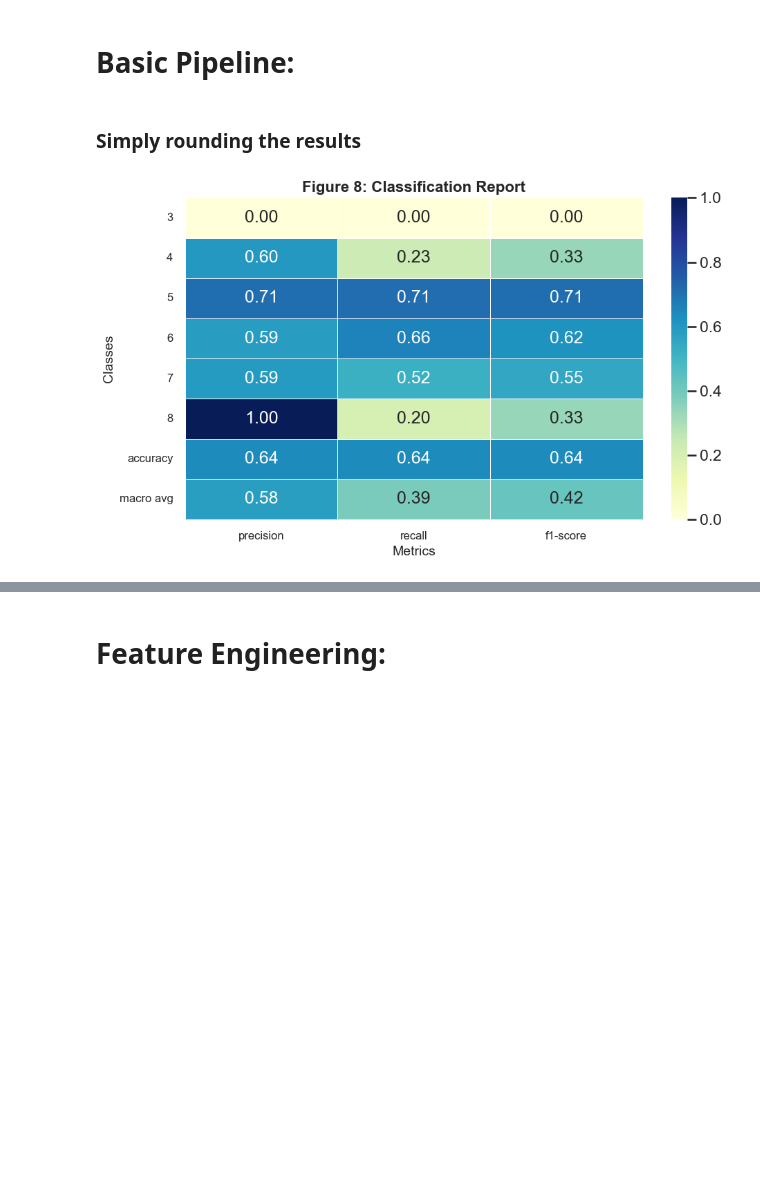
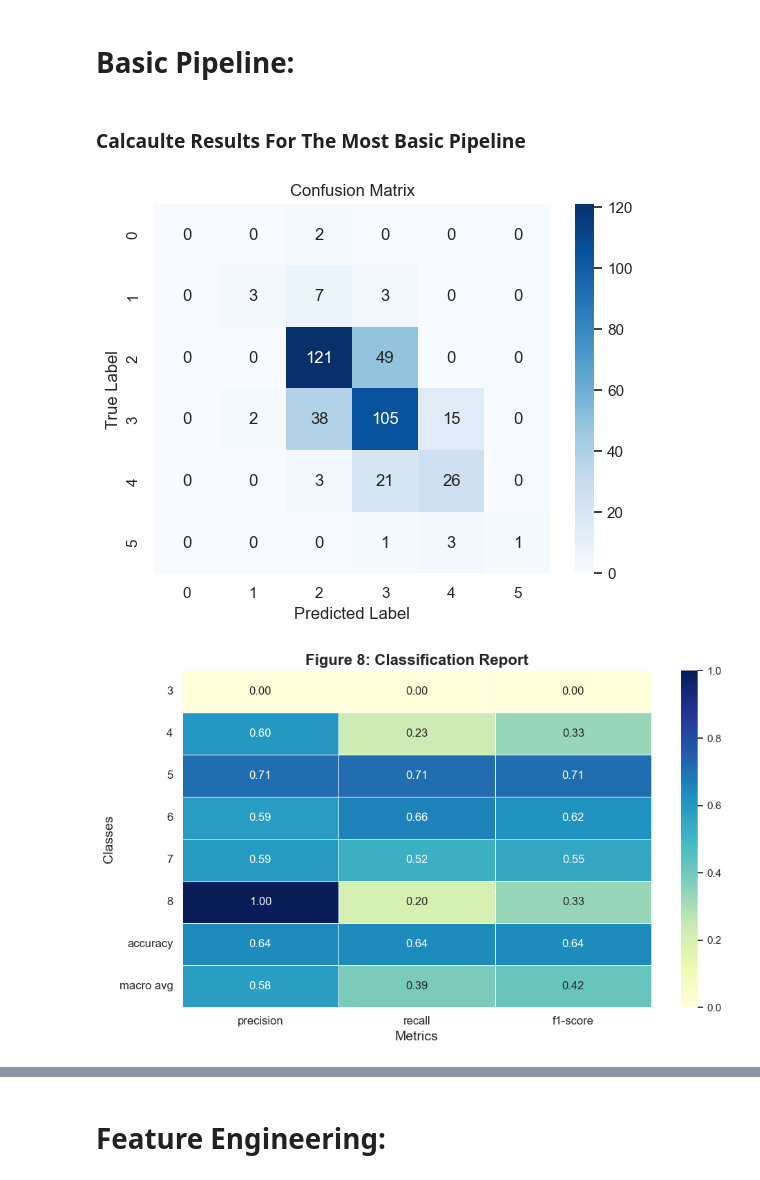
Before and after one commit to airbagdeer/tabular-ds-project, a Jupyter notebook: EX2.ipynb, the cells around one changed output, grey strips where cells are left out. Drawn from its saved outputs; the diff is of its cells as text; code cells hidden in the pictures; blank space fills up the shorter version.

Commit message:
add more error analysis methods

```diff
--- a/EX2.ipynb
+++ b/EX2.ipynb
@@ -53,3 +55,11 @@ def calculate_scores(y_true, y_pred, image_name = None):
         plt.savefig(f'./images/{image_name}', dpi=300, bbox_inches='tight')
 
     plt.show()
+# %%
+def calculate_confusion_matrix(y_true, y_pred):
+    cm = confusion_matrix(y_true, y_pred)
+    sns.heatmap(cm, annot=True, fmt="d", cmap="Blues")
+    plt.xlabel("Predicted Label")
+    plt.ylabel("True Label")
+    plt.title("Confusion Matrix")
+    plt.show()
@@ -56,3 +68,22 @@ def calculate_scores(y_true, y_pred, image_name = None):
+# %%
+
+def show_errors(y_true, y_pred):
+    jitter = np.random.normal(0, 0.05, size=len(y_true))
+
+    sns.set_theme(style="white")  # Removes the grid
+    # Create figure and axis
+    plt.figure(figsize=(8, 5))
+    # Plot the y = x line
+    sns.lineplot(x=[min(y_true), max(y_true)], y=[min(y_true), max(y_true)], color='black', label="y = x (Perfect Prediction)")
+    # Scatter plot of true vs predicted values
+    sns.scatterplot(x=y_true, y=y_pred + jitter)
+
+    # Labels and title
+    plt.xlabel("True Class (y_true)", fontsize=12)
+    plt.ylabel("Predicted Class (y_pred)", fontsize=12)
+    plt.title("Classification Predictions vs. True Labels", fontsize=14)
+    plt.legend()
+    plt.show()
 # %% [markdown]
 # Basic Pipeline:
 # %%
@@ -65,11 +96,11 @@ def round_results(y_pred):
     y_pred_indexed = pd.Series(y_pred_rounded, y_test.index)
 
     return y_pred_indexed
+# %%
+def get_predications(model, X_train_samples, X_test_samples, y_train_classes):
+    model.fit(X_train_samples, y_train_classes)
+    y_pred = model.predict(X_test_samples)
+    return round_results(y_pred=y_pred)
 # %%
 basic_model = XGBRegressor()
-
-basic_model.fit(X_train, y_train)
-
-y_pred_basic = basic_model.predict(X_test)
+y_pred_basic = get_predications(basic_model, X_train_samples=X_train, X_test_samples=X_test,y_train_classes=y_train)
-# %% [markdown]
-### Simply rounding the results
@@ -78,4 +107,9 @@ y_pred_basic_rounded = round_results(y_pred_basic)
-# %%
-calculate_scores(y_test, y_pred_basic_rounded, 'basic-pipline-results')
-# %% [output]
-[figure, removed]
+# %% [markdown]
+### Calcaulte Results For The Most Basic Pipeline
+# %%
+calculate_confusion_matrix(y_test, y_pred_basic)
+calculate_scores(y_test, y_pred_basic, 'basic-pipline-results')
+show_errors(y_test, y_pred_basic)
+# %% [output]
+[figure, added]
+[figure, added]
```
Also changed, not shown: parts of 19 cells of this notebook.
